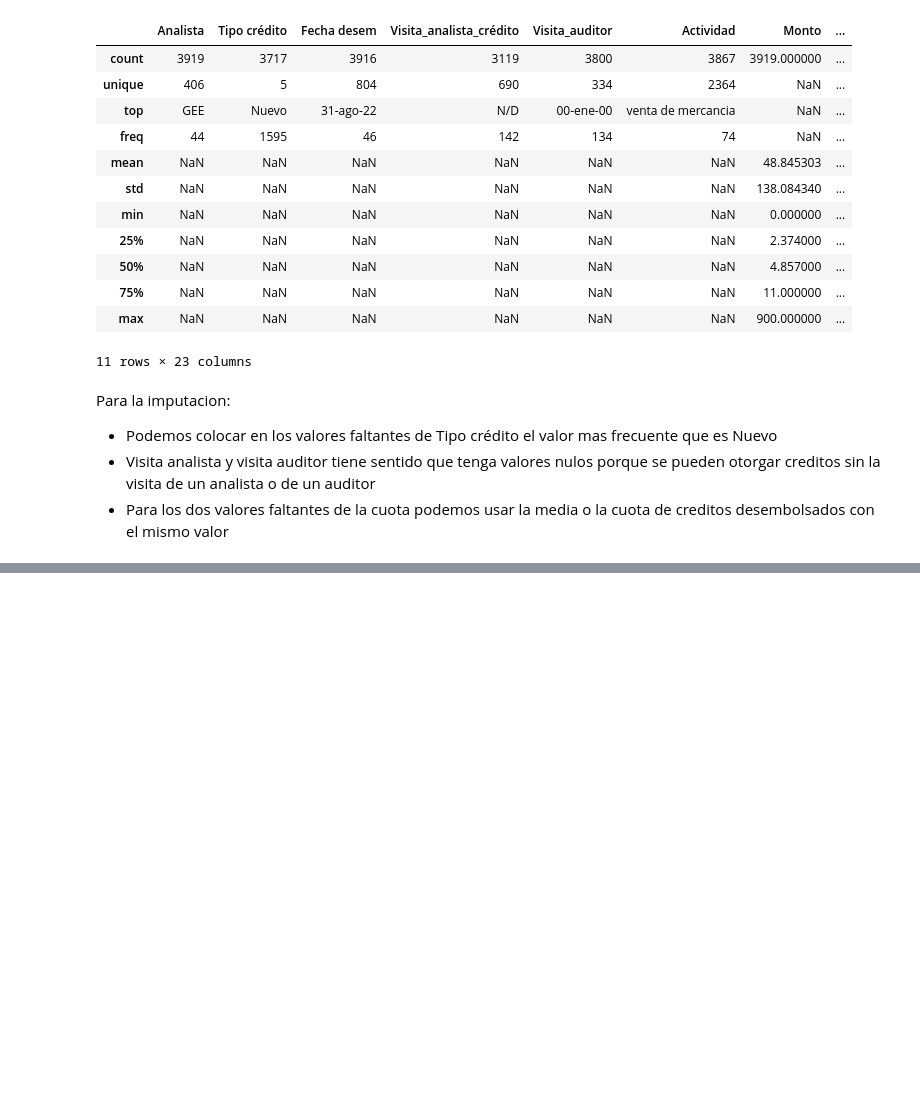
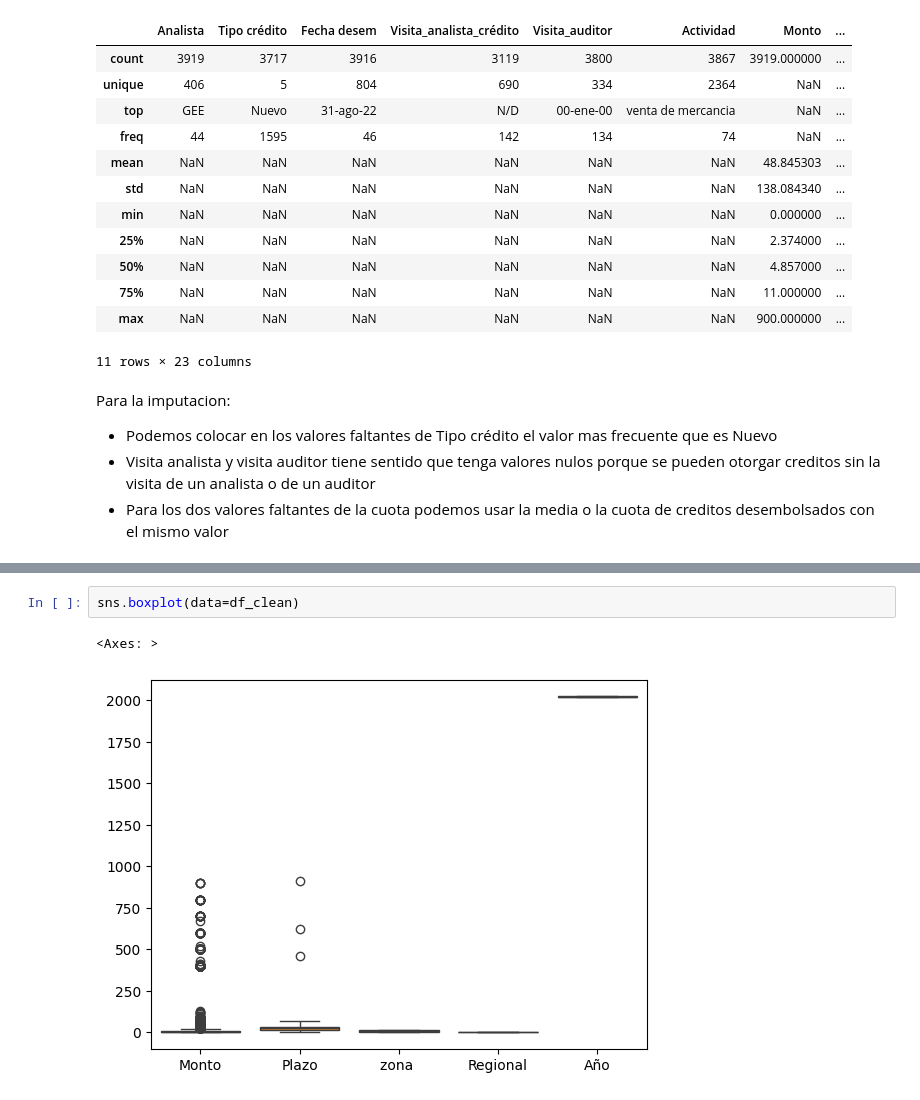
Before and after one commit to ashmander/proyecto-ad1, a Jupyter notebook: data-analisis.ipynb, the cells around one changed output, grey strips where cells are left out. Saved outputs shown, nothing was run; the diff lists cells and outputs as text; blank space fills up the shorter version.

```diff
--- a/data-analisis.ipynb
+++ b/data-analisis.ipynb
@@ -210,0 +233,5 @@ Para la imputacion:
+# %%
+sns.boxplot(data=df_clean)
+# %% [output]
+<Axes: >
+[figure, added]
```
Also changed, not shown: parts of 8 cells of this notebook.
